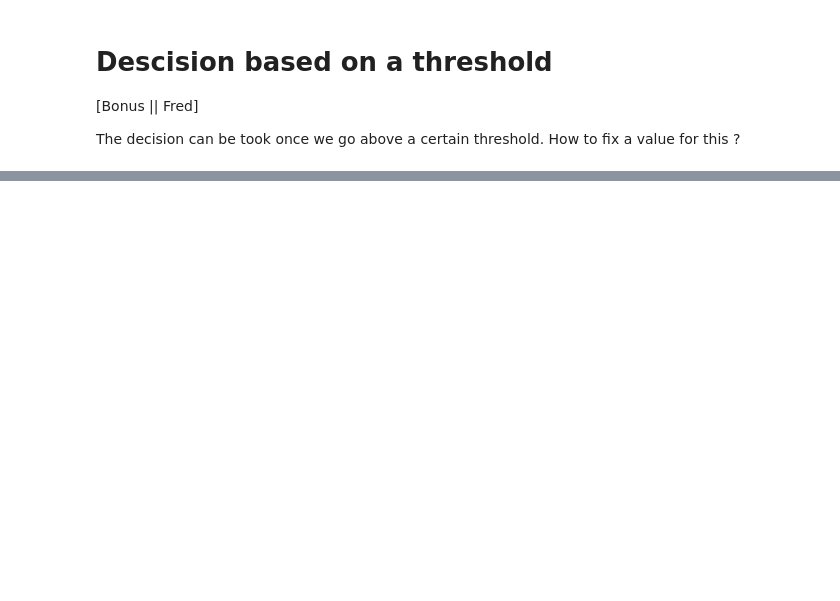
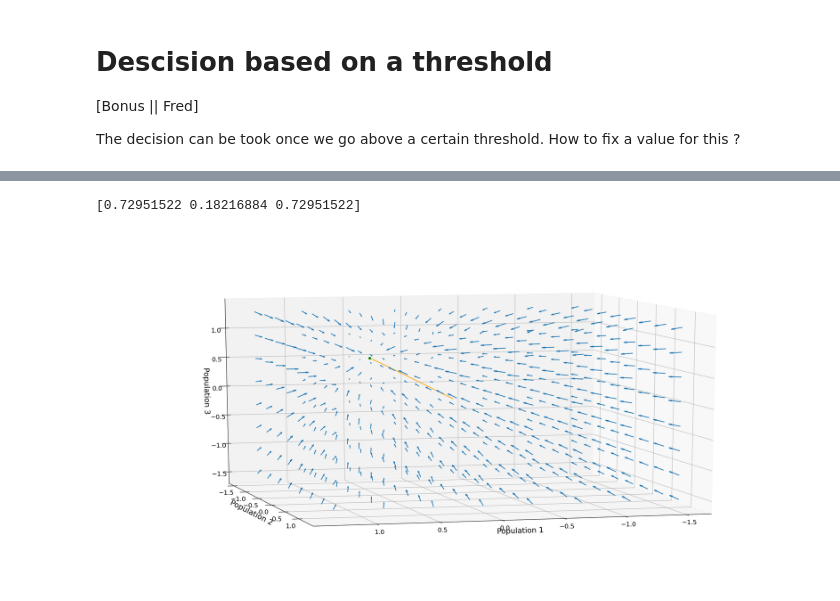
Before and after one commit to fblondiaux/LGBIO2072-2020, a Jupyter notebook: LGBIO2072_TP3.ipynb, the cells around one changed output, grey strips where cells are left out. Drawn from its saved outputs; the diff is of its cells as text; code cells hidden in the pictures; blank space fills up the shorter version.

```diff
--- a/LGBIO2072_TP3.ipynb
+++ b/LGBIO2072_TP3.ipynb
@@ -215,0 +330,38 @@ Can you reproduce this figure ?
+# %%
+#Make sure to execute this cell
+
+from mpl_toolkits.mplot3d import Axes3D
+fig = plt.figure(figsize=(20,10))
+ax=fig.gca(projection='3d')
+
+x,y,z = np.meshgrid(np.arange(-1.5,1.6,0.4),
+                    np.arange(-1.5,1.6,0.4),
+                    np.arange(-1.5,1.6,0.4))
+u = np.zeros_like(x)
+v = np.zeros_like(y)
+w = np.zeros_like(z)
+for ix in range(len(x)):
+  for iy in range(len(y)):
+    for iz in range(len(z)):
+      h=simulate_wta([x[ix,iy,iz],y[ix,iy,iz], z[ix,iy,iz]],[1,0.5,1],sim_time=1)
+      u[ix,iy,iz] = h[0,-1]
+      v[ix,iy,iz] = h[1,-1]
+      w[ix,iy,iz] = h[2,-1]
+ax.quiver(x,y,z,u-x,v-y,w-z,length=0.1,normalize=True)
+ax.set_xlabel('Population 1')
+ax.set_ylabel('Population 2')
+ax.set_zlabel('Population 3')
+
+
+pos_init1 = [0,0,0]
+h = simulate_wta(pos_init1,[1,0.5,1],500)
+ax.plot(h[0,:],h[1,:],h[2,:],color="orange")
+ax.scatter(h[0,-1],h[1,-1],h[2,-1],color="green",marker='o')
+ax.view_init(elev=10., azim=75)
+
+
+
+print(h[:,-1])
+# %% [output]
+[0.72951522 0.18216884 0.72951522]
+[figure, added]
```
Also changed, not shown: parts of 13 cells of this notebook.
